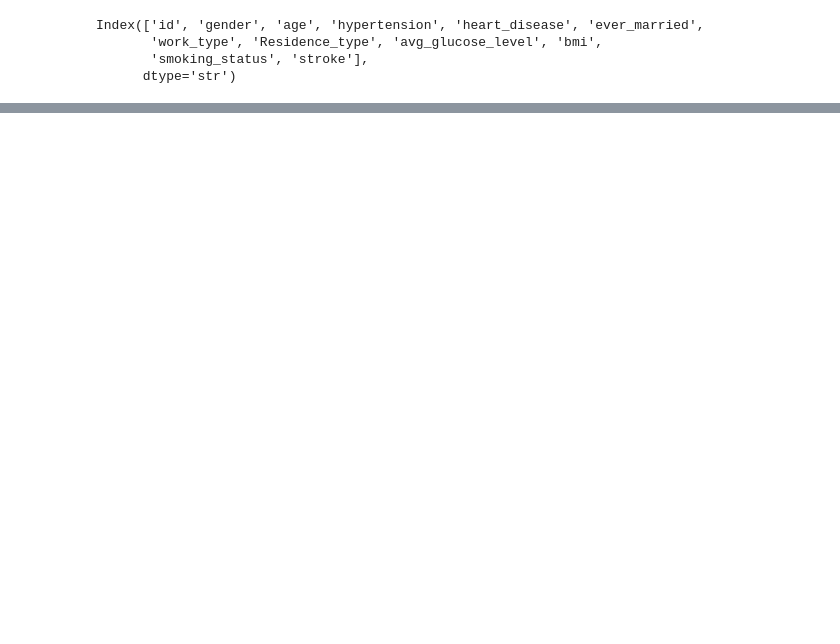
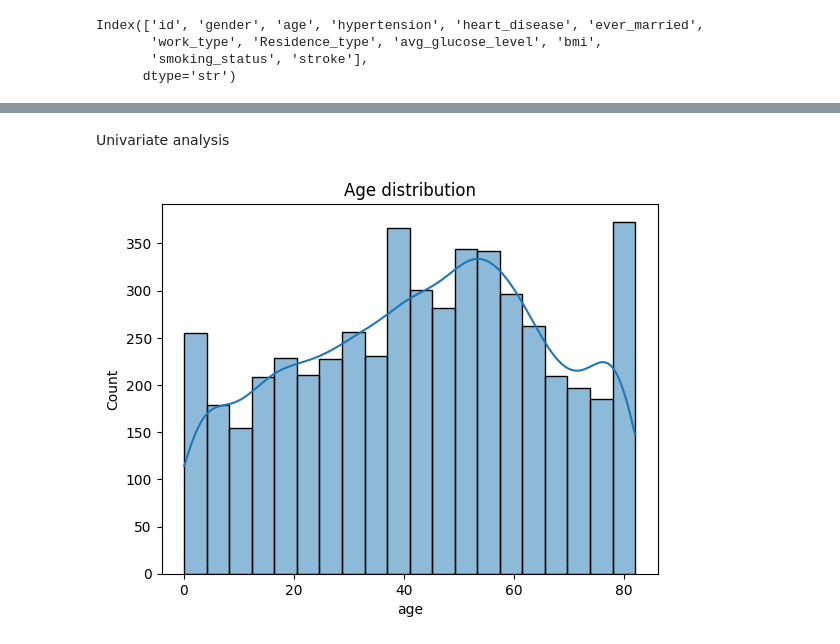
Before and after one commit to darpanadh/AI-Bootcamp, a Jupyter notebook: A4/stroke_prediction.ipynb, the cells around one changed output, grey strips where cells are left out. Drawn from its saved outputs; the diff is of its cells as text; code cells hidden in the pictures; blank space fills up the shorter version.

Commit message:
stroke analysis

```diff
--- a/A4/stroke_prediction.ipynb
+++ b/A4/stroke_prediction.ipynb
@@ -86,0 +138,9 @@ Index(['id', 'gender', 'age', 'hypertension', 'heart_disease', 'ever_married',
+# %% [markdown]
+Univariate analysis
+# %%
+#Age
+sns.histplot(df["age"],kde=True)
+plt.title("Age distribution")
+plt.show()
+# %% [output]
+[figure, added]
```
Also changed, not shown: parts of 50 cells of this notebook.
